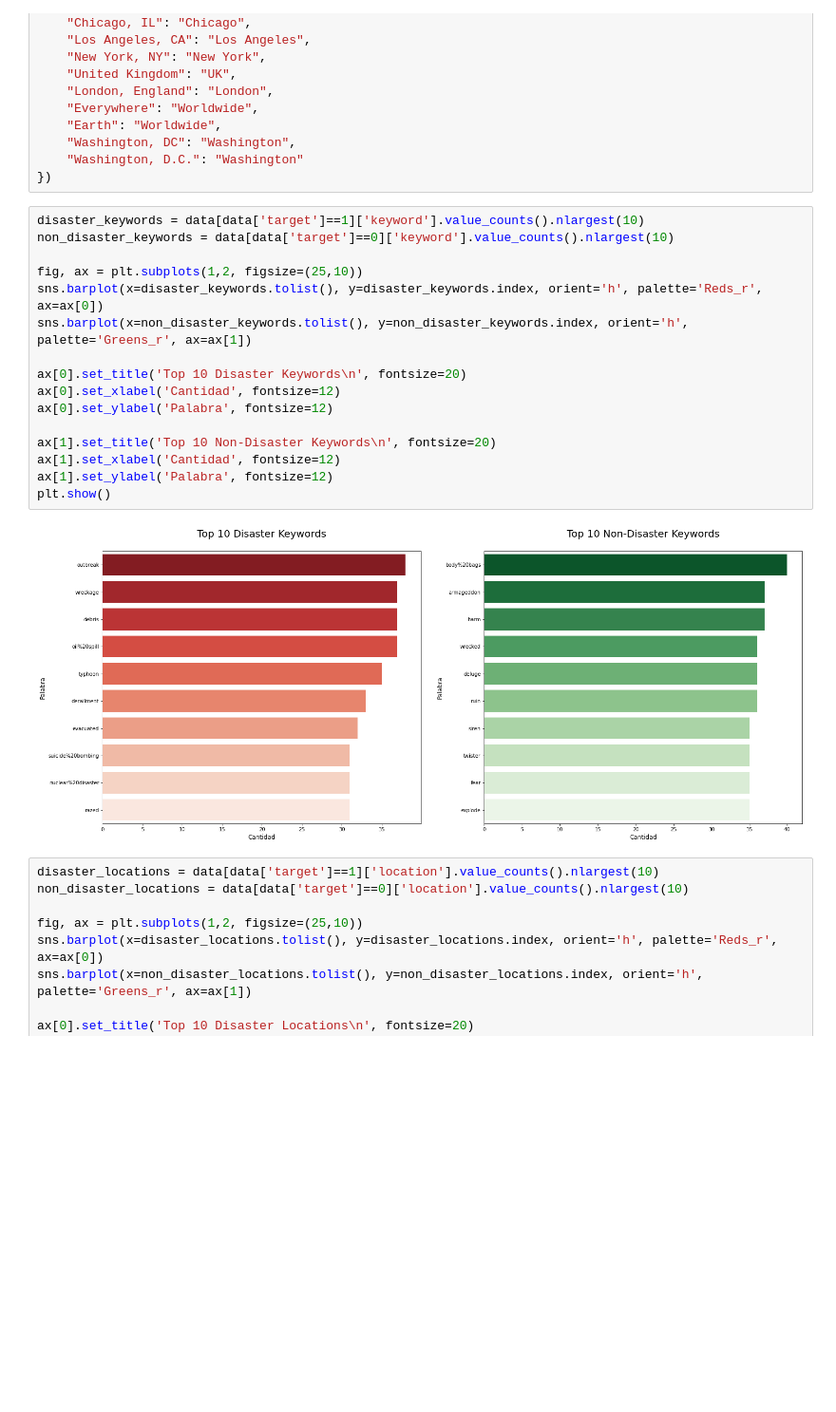
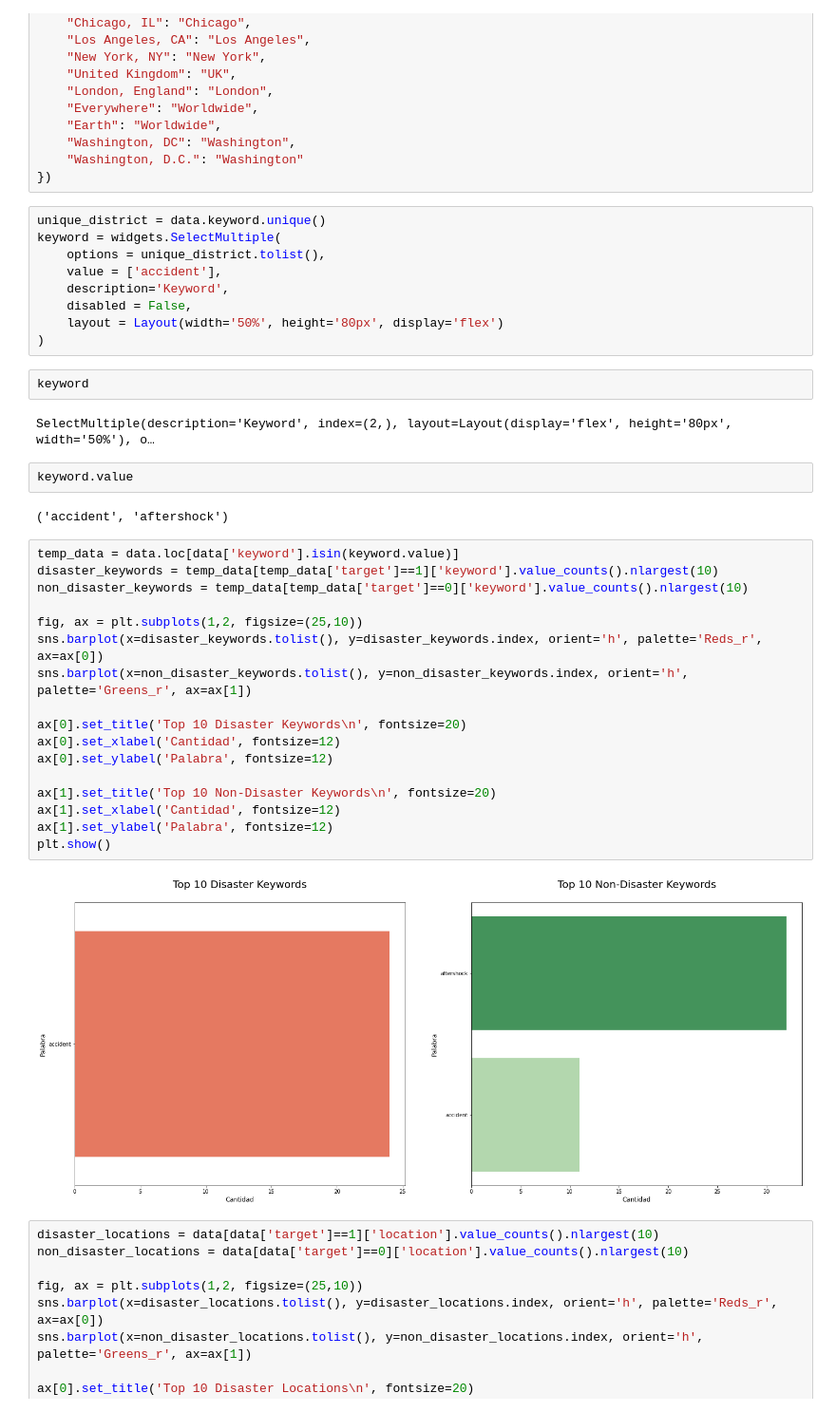
Before and after one commit to UVG-Teams/dashboard-disaster-tweets, a Jupyter notebook: main.ipynb, the cells around one changed output. Shown: that part at 95% size. Saved outputs shown, nothing was run; the diff lists cells and outputs as text; blank space fills up the shorter version.

```diff
--- a/main.ipynb
+++ b/main.ipynb
@@ -62,24 +60,42 @@ data['location'] = data['location'].replace({
     "Washington, DC": "Washington",
     "Washington, D.C.": "Washington"
 })
+# %%
+unique_district = data.keyword.unique()
+keyword = widgets.SelectMultiple(
+    options = unique_district.tolist(),
+    value = ['accident'],
+    description='Keyword',
+    disabled = False,
+    layout = Layout(width='50%', height='80px', display='flex')
+)
+# %%
+keyword
+# %% [output]
+SelectMultiple(description='Keyword', index=(2,), layout=Layout(display='flex', height='80px', width='50%'), o…
+# %%
+keyword.value
+# %% [output]
+('accident', 'aftershock')
 # %%
-disaster_keywords = data[data['target']==1]['keyword'].value_counts().nlargest(10)
-non_disaster_keywords = data[data['target']==0]['keyword'].value_counts().nlargest(10)
+temp_data = data.loc[data['keyword'].isin(keyword.value)]
+disaster_keywords = temp_data[temp_data['target']==1]['keyword'].value_counts().nlargest(10)
+non_disaster_keywords = temp_data[temp_data['target']==0]['keyword'].value_counts().nlargest(10)
 
 fig, ax = plt.subplots(1,2, figsize=(25,10))
 sns.barplot(x=disaster_keywords.tolist(), y=disaster_keywords.index, orient='h', palette='Reds_r', ax=ax[0])
 sns.barplot(x=non_disaster_keywords.tolist(), y=non_disaster_keywords.index, orient='h', palette='Greens_r', ax=ax[1])
 
 ax[0].set_title('Top 10 Disaster Keywords\n', fontsize=20)
 ax[0].set_xlabel('Cantidad', fontsize=12)
 ax[0].set_ylabel('Palabra', fontsize=12)
 
 ax[1].set_title('Top 10 Non-Disaster Keywords\n', fontsize=20)
 ax[1].set_xlabel('Cantidad', fontsize=12)
 ax[1].set_ylabel('Palabra', fontsize=12)
 plt.show()
 # %% [output]
-[figure, old version]
+[figure, new version]
 # %%
 disaster_locations = data[data['target']==1]['location'].value_counts().nlargest(10)
 non_disaster_locations = data[data['target']==0]['location'].value_counts().nlargest(10)
```
Also changed, not shown: parts of 7 cells of this notebook.
